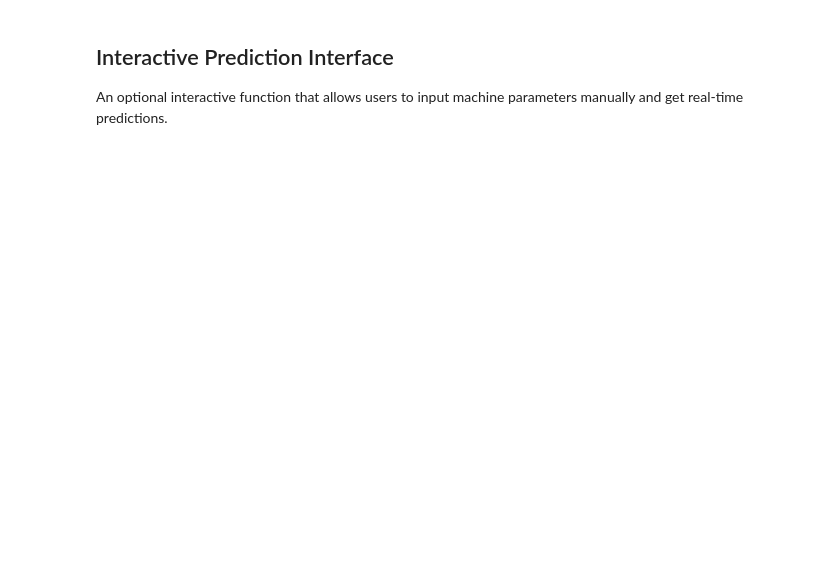
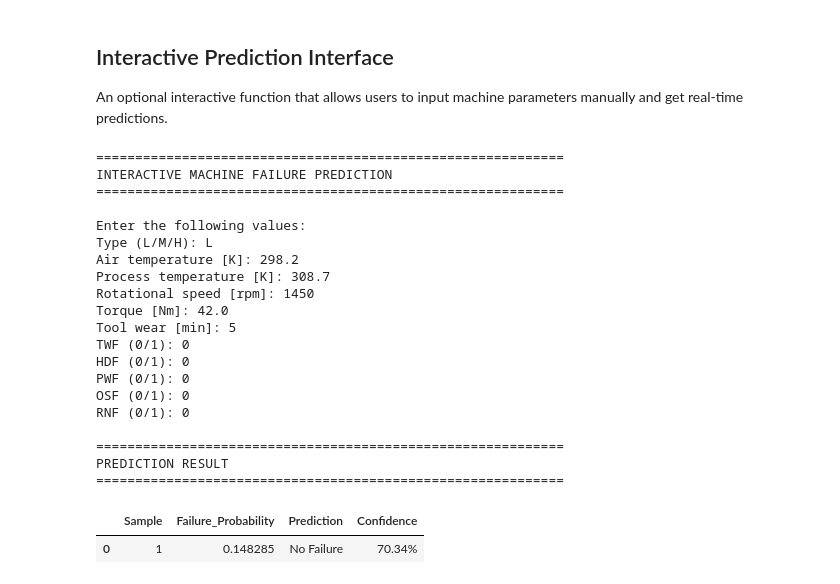
Before and after one commit to snehangshu2002/predictive-maintenance-pytorch, a Jupyter notebook: Predictive.ipynb, the cells around one changed output. Saved outputs shown, nothing was run; the diff lists cells and outputs as text; code cells hidden in the pictures; blank space fills up the shorter version.

Commit message:
Update Predictive notebook with latest training/tuning workflow outputs

```diff
--- a/Predictive.ipynb
+++ b/Predictive.ipynb
@@ -711,0 +750,28 @@ print("✅ Model saved to 'best_predictive_model.pth'")
+# %%
+# evaluation code
+best_test_loader = DataLoader(test_dataset, batch_size=int(best_params['batch_size']), shuffle=False, pin_memory=True)
+
+preds, labels = [], []
+
+with torch.no_grad():
+    best_model.eval()
+    for X_batch, y_batch in best_test_loader:
+        X_batch,y_batch=X_batch.to(device),y_batch.to(device)
+
+        logits = best_model(X_batch).squeeze()                 # Forward pass
+        probs = torch.sigmoid(logits).cpu().numpy()       # Convert logits → probabilities
+        preds.extend(probs)                               # Store for later
+        labels.extend(y_batch.cpu().numpy())
+
+preds = np.array(preds)
+labels = np.array(labels)
+y_pred = (np.array(preds) >= 0.5).astype(int)             # Threshold to 0/1 predictions
+
+print("\n📊 Test Metrics:")
+print(f"Accuracy:  {accuracy_score(labels, y_pred)}")
+print(f"Precision: {precision_score(labels, y_pred)}")
+print(f"Recall:    {recall_score(labels, y_pred)}")
+print(f"F1-Score:  {f1_score(labels, y_pred)}")
+print("\n📋 Confusion Matrix:")
+cm = confusion_matrix(labels, y_pred)
+cm
@@ -713,10 +789,9 @@ print("✅ Model saved to 'best_predictive_model.pth'")
 ## Load Saved Model
 Define a function to load the previously saved model checkpoint and recreate the trained model with its metadata.
 # %%
-# ============================================
 # LOAD THE SAVED MODEL
-# ============================================
-def load_model(model_path='best_predictive_model.pth'):
+
+def load_model(model_path='/content/drive/MyDrive/Colab Notebooks/Predictive Maintenance Dataset (AI4I 2020)/best_predictive_model.pth'):
     """Load the saved model and return model object with metadata."""
 
     # Load checkpoint
@@ -744,4 +819,4 @@ def load_model(model_path='best_predictive_model.pth'):
     return model, checkpoint
 
 # Load the model
-loaded_model, model_metadata = load_model('best_predictive_model.pth')
+loaded_model, model_metadata = load_model()
@@ -749,9 +830,8 @@ loaded_model, model_metadata = load_model('best_predictive_model.pth')
 ## Prediction Pipeline
 Create a function to predict machine failure for new input data. This handles data preprocessing, feature encoding, scaling, and model inference.
 # %%
-# ============================================
 # PREDICTION PIPELINE
-# ============================================
+
 def predict_machine_failure(input_data, model, checkpoint, device='cpu'):
     """
     Predict machine failure for new input data.
@@ -799,7 +879,7 @@ def predict_machine_failure(input_data, model, checkpoint, device='cpu'):
     input_scaled = (input_df.values - scaler_mean) / scaler_scale
 
     # Convert to tensor
-    input_tensor = torch.FloatTensor(input_scaled).to(device)
+    input_tensor = torch.Tensor(input_scaled,dtype=torch.float32).to(device)
 
     # Predict
     model.eval()
@@ -883,9 +980,7 @@ display(batch_result)
 ## Interactive Prediction Interface
 An optional interactive function that allows users to input machine parameters manually and get real-time predictions.
 # %%
-# ============================================
 # INTERACTIVE PREDICTION (Optional)
-# ============================================
 def interactive_prediction(model, checkpoint, device):
     """Interactive prediction using input() for user-friendly predictions."""
 
@@ -895,31 +990,54 @@ def interactive_prediction(model, checkpoint, device):
     print("\nEnter the following values:")
 
     try:
         user_input = {
             'Type': input("Type (L/M/H): ").strip().upper(),
             'Air temperature [K]': float(input("Air temperature [K]: ").strip()),
             'Process temperature [K]': float(input("Process temperature [K]: ").strip()),
             'Rotational speed [rpm]': int(input("Rotational speed [rpm]: ").strip()),
             'Torque [Nm]': float(input("Torque [Nm]: ").strip()),
             'Tool wear [min]': int(input("Tool wear [min]: ").strip()),
             'TWF': int(input("TWF (0/1): ").strip()),
             'HDF': int(input("HDF (0/1): ").strip()),
             'PWF': int(input("PWF (0/1): ").strip()),
             'OSF': int(input("OSF (0/1): ").strip()),
             'RNF': int(input("RNF (0/1): ").strip())
         }
 
         result = predict_machine_failure(user_input, model, checkpoint, device)
 
         print("\n" + "=" * 60)
         print("PREDICTION RESULT")
         print("=" * 60)
         display(result)
 
     except ValueError as e:
         print(f"\n❌ Invalid input: {e}")
     except Exception as e:
         print(f"\n❌ Error: {e}")
 
 # Uncomment to run interactive prediction
-# interactive_prediction(loaded_model, model_metadata, device)
+interactive_prediction(loaded_model, model_metadata, device)
+# %% [output]
+============================================================
+INTERACTIVE MACHINE FAILURE PREDICTION
+============================================================
+
+Enter the following values:
+Type (L/M/H): L
+Air temperature [K]: 298.2
+Process temperature [K]: 308.7
+Rotational speed [rpm]: 1450
+Torque [Nm]: 42.0
+Tool wear [min]: 5
+TWF (0/1): 0
+HDF (0/1): 0
+PWF (0/1): 0
+OSF (0/1): 0
+RNF (0/1): 0
+
+============================================================
+PREDICTION RESULT
+============================================================
+|  | Sample | Failure_Probability | Prediction | Confidence |
+| 0 | 1 | 0.148285 | No Failure | 70.34% |
```
Also changed, not shown: parts of 29 cells of this notebook.
